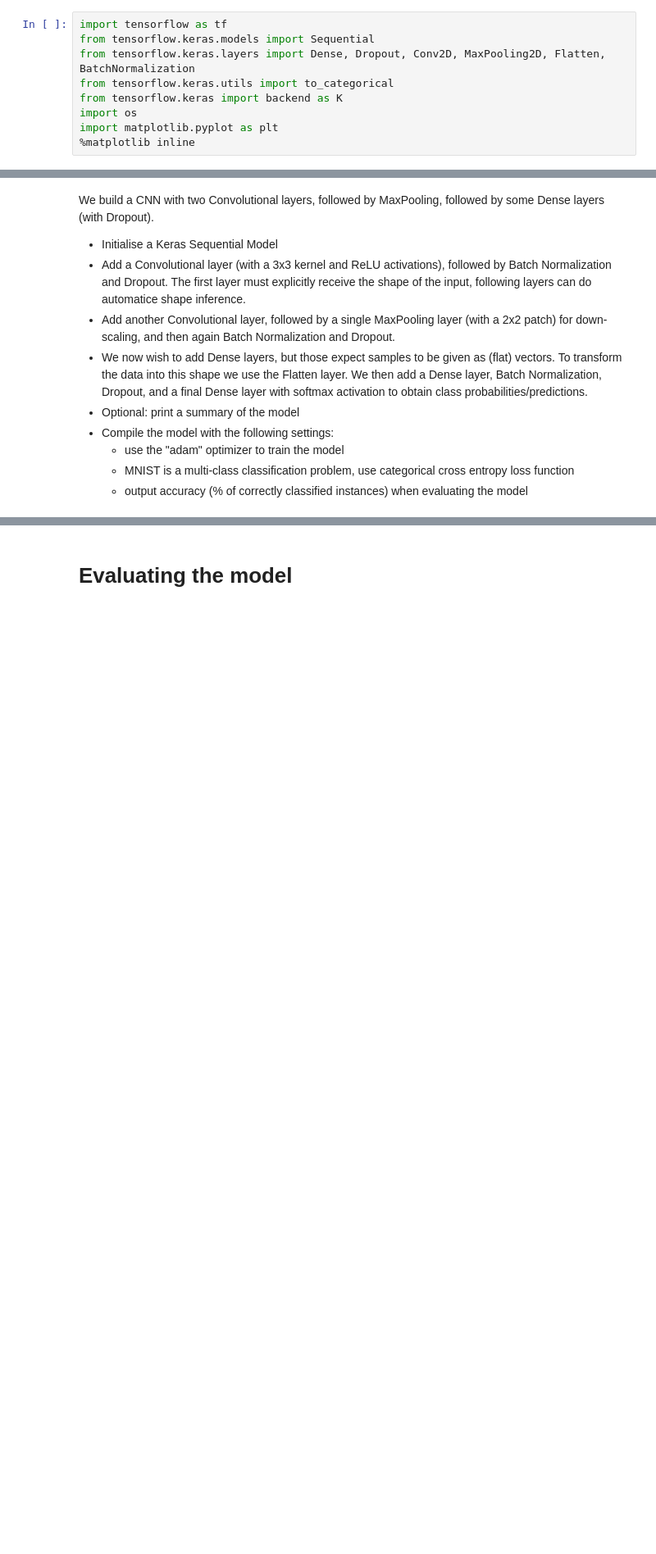
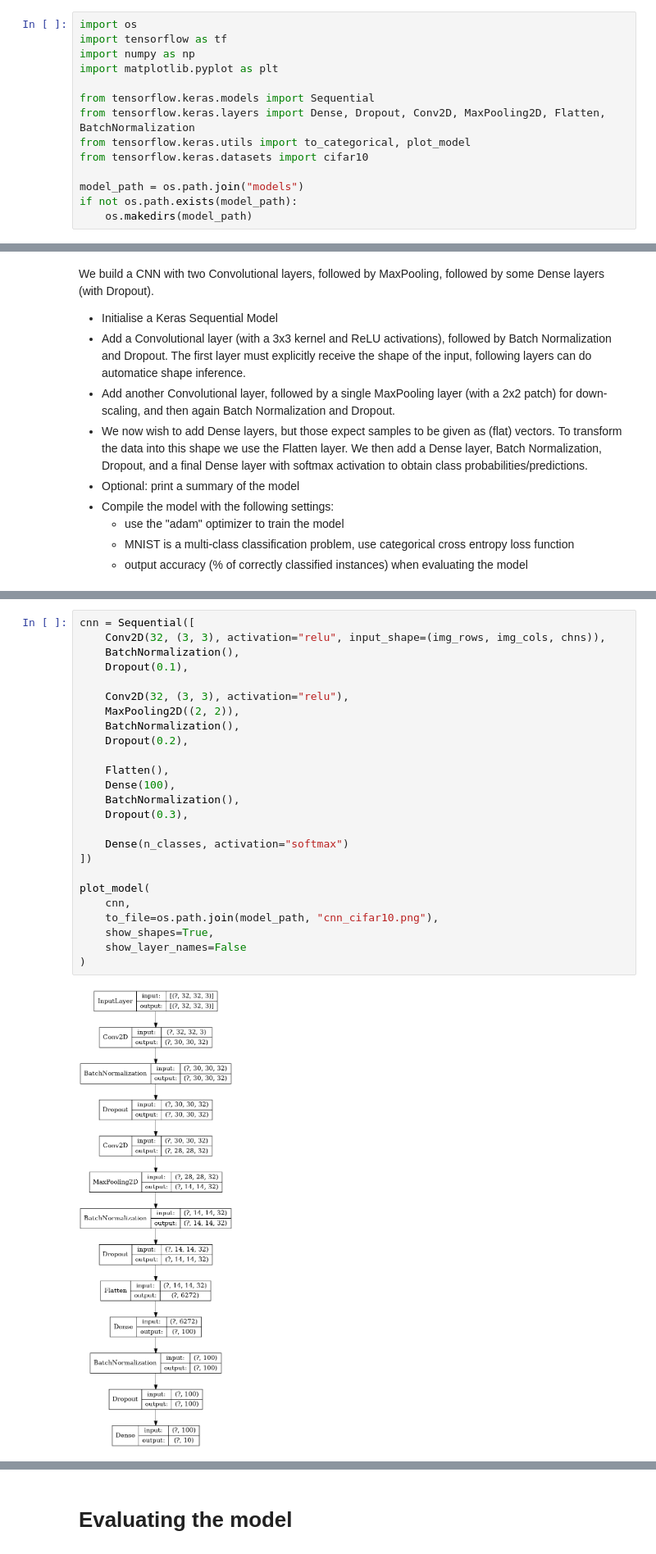
Before and after one commit to tommasobonomo/deeplearning-assignments, a Jupyter notebook: Practical 4/Practical 4a.0 (CNN Cifar-10) .ipynb, the cells around one changed output, grey strips where cells are left out. Shown: that part at 82% size. Drawn from its saved outputs; the diff is of its cells as text; blank space fills up the shorter version.

```diff
--- a/Practical 4/Practical 4a.0 (CNN Cifar-10) .ipynb
+++ b/Practical 4/Practical 4a.0 (CNN Cifar-10) .ipynb
@@ -1,14 +1,19 @@
 # %% [markdown]
 Code based on: https://github.com/keras-team/keras/blob/master/examples/mnist_cnn.py
 # %%
+import os
 import tensorflow as tf
+import numpy as np
+import matplotlib.pyplot as plt
+
 from tensorflow.keras.models import Sequential
 from tensorflow.keras.layers import Dense, Dropout, Conv2D, MaxPooling2D, Flatten, BatchNormalization
-from tensorflow.keras.utils import to_categorical
-from tensorflow.keras import backend as K
-import os
-import matplotlib.pyplot as plt
-%matplotlib inline
+from tensorflow.keras.utils import to_categorical, plot_model
+from tensorflow.keras.datasets import cifar10
+
+model_path = os.path.join("models")
+if not os.path.exists(model_path):
+    os.makedirs(model_path)
 # %% [markdown]
 # DATA (Cifar-10)
 We obtain the Cifar-10 dataset directly through Keras, given as fully labelled training and test sets.
@@ -124,0 +124,27 @@ We build a CNN with two Convolutional layers, followed by MaxPooling, followed b
+# %%
+cnn = Sequential([
+    Conv2D(32, (3, 3), activation="relu", input_shape=(img_rows, img_cols, chns)),
+    BatchNormalization(),
+    Dropout(0.1),
+
+    Conv2D(32, (3, 3), activation="relu"),
+    MaxPooling2D((2, 2)),
+    BatchNormalization(),
+    Dropout(0.2),
+
+    Flatten(),
+    Dense(100),
+    BatchNormalization(),
+    Dropout(0.3),
+
+    Dense(n_classes, activation="softmax")
+])
+
+plot_model(
+    cnn,
+    to_file=os.path.join(model_path, "cnn_cifar10.png"),
+    show_shapes=True,
+    show_layer_names=False
+)
+# %% [output]
+[figure, added]
```
Also changed, not shown: parts of 9 cells of this notebook, 2 other files.
